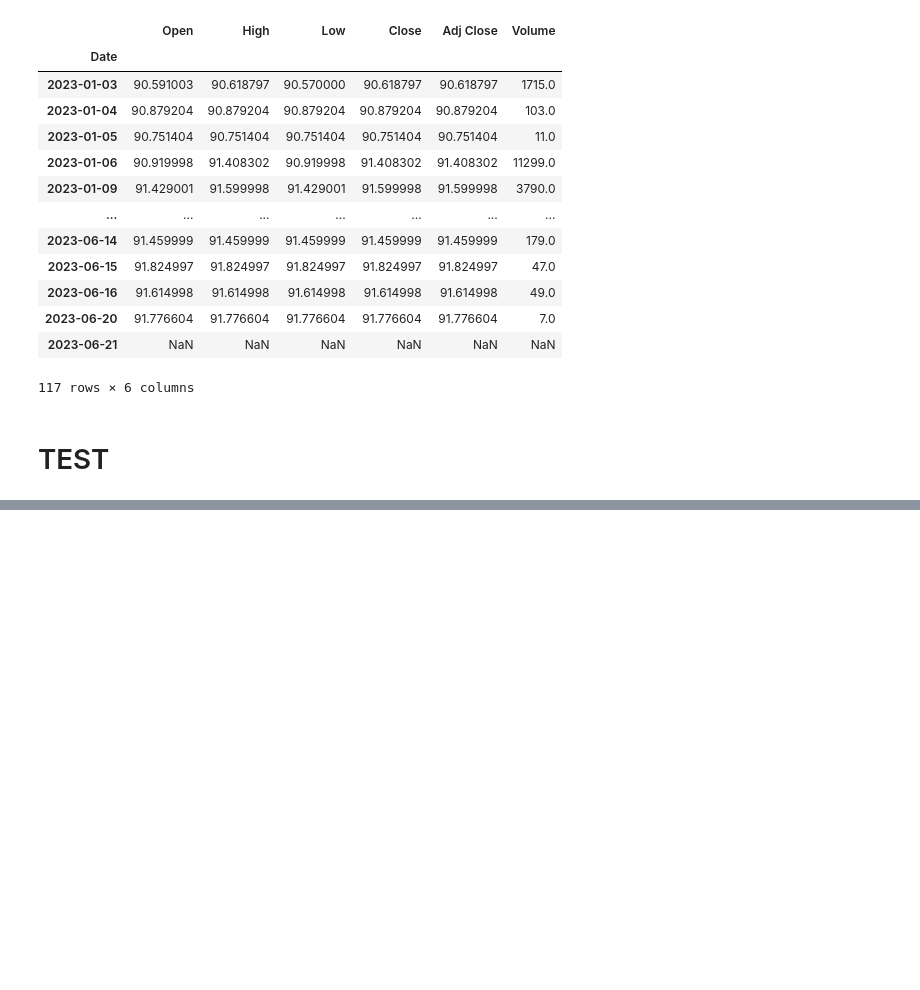
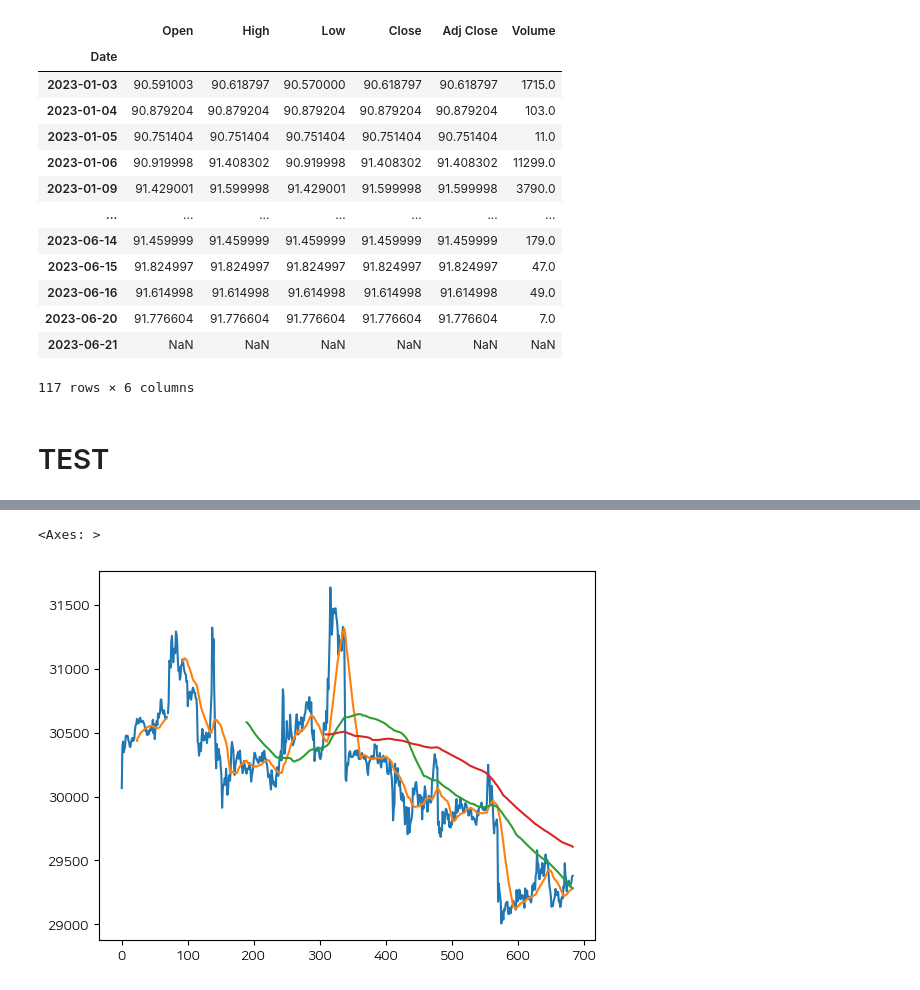
Before and after one commit to GmelaN/BTEM, a Jupyter notebook: API_test.ipynb, the cells around one changed output, grey strips where cells are left out. Saved outputs shown, nothing was run; the diff lists cells and outputs as text; code cells hidden in the pictures; blank space fills up the shorter version.

```diff
--- a/API_test.ipynb
+++ b/API_test.ipynb
@@ -493,0 +514,2 @@ AttributeError: 'str' object has no attribute 'keys'
+# %%
+data = bitcoin_candle.drop(["time_period_end", "time_open", "time_close", "price_open", "price_high", "price_low"], axis=1)
@@ -493,0 +540,36 @@ AttributeError: 'str' object has no attribute 'keys'
+# %%
+from typing import Iterable
+import pandas as pd
+from datetime import timedelta
+from dateutil.parser import isoparse
+
+
+def add_mal(data:pd.DataFrame, duration: Duration, days: Iterable[int] = [5, 10, 60, 120, 240], target: str="price_close"):
+    interval = duration.interval
+
+    # 간격이 1시간
+    if interval == timedelta(hours=1):
+        days_weight = 24
+
+    elif interval == timedelta(days=1):
+        days_weight = 1
+
+    else:
+        raise ValueError("데이터셋의 시간 단위가 1HOUR, 1DAY인 경우에만 사용할 수 있습니다.")
+
+    # 최대 간격 구하기
+    max_interval = duration.end - duration.start
+    days = [day for day in days if timedelta(days=day) < max_interval]
+
+    if len(days) == 0:
+        raise ValueError("최소 5일 동안의 데이터가 있어야 이동평균선을 구할 수 있습니다.")
+
+    # 이동평균선 구하기
+    for day in days:
+        data[f"MAL_{day}DAY"] = data["price_close"].rolling(window=day * days_weight).mean()
+
+    return data
+# %%
+import pandas as pd
+
+data = bitcoin_candle.drop(["time_period_end", "time_open", "time_close", "price_open", "price_high", "price_low"], axis=1)
@@ -493,0 +582,2 @@ AttributeError: 'str' object has no attribute 'keys'
+# %%
+data_mal = add_mal(data=data, duration=duration)
@@ -493,0 +599,8 @@ AttributeError: 'str' object has no attribute 'keys'
+# %%
+data_mal["price_close"].plot()
+data["price_close"].rolling(window=24).mean().plot()
+data_mal["MAL_5DAY"].plot()
+data_mal["MAL_10DAY"].plot()
+# %% [output]
+<Axes: >
+[figure, added]
```
Also changed, not shown: parts of 12 cells of this notebook, 4 other files.
